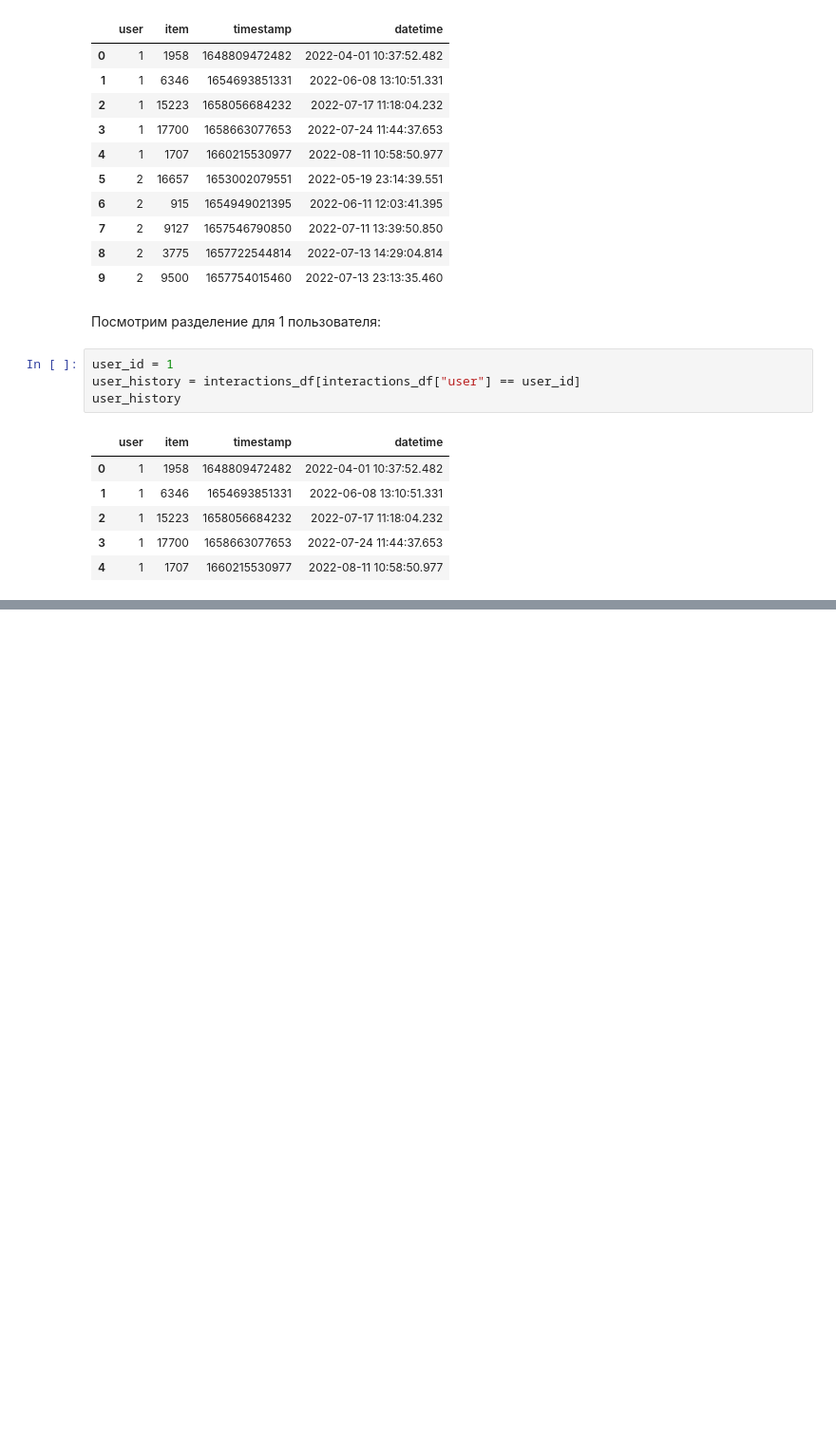
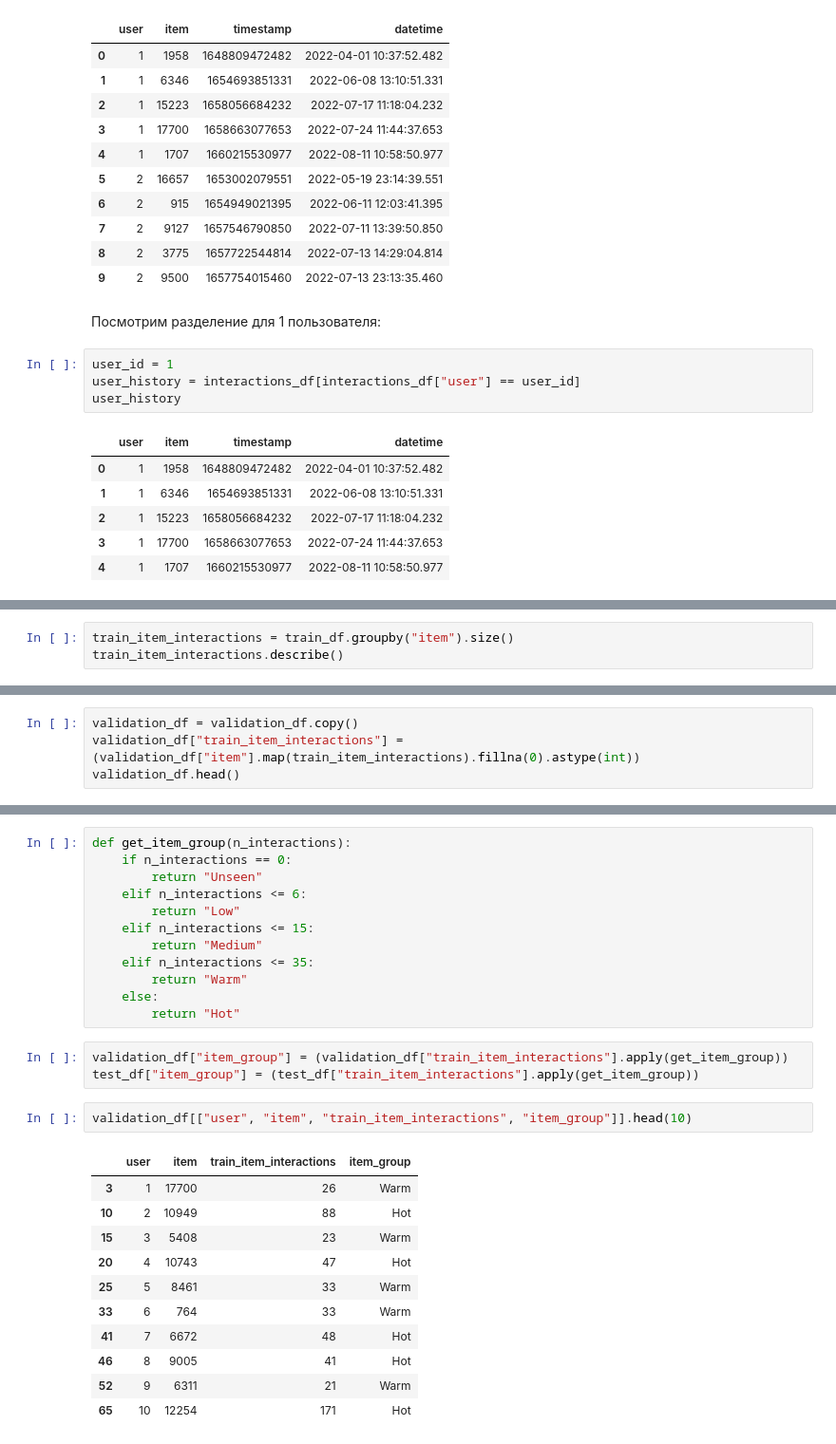
Before and after one commit to USL99/multimodal_RecSys, a Jupyter notebook: notebooks/microlens/02_MicroLens_Split.ipynb, the cells around one changed output, grey strips where cells are left out. Shown at 95% size. Drawn from its saved outputs; the diff is of its cells as text; blank space fills up the shorter version.

```diff
--- a/notebooks/microlens/02_MicroLens_Split.ipynb
+++ b/notebooks/microlens/02_MicroLens_Split.ipynb
@@ -63,0 +181,3 @@ user_history
+# %%
+train_item_interactions = train_df.groupby("item").size()
+train_item_interactions.describe()
@@ -63,0 +248,4 @@ user_history
+# %%
+validation_df = validation_df.copy()
+validation_df["train_item_interactions"] = (validation_df["item"].map(train_item_interactions).fillna(0).astype(int))
+validation_df.head()
@@ -63,0 +270,29 @@ user_history
+# %%
+def get_item_group(n_interactions):
+    if n_interactions == 0:
+        return "Unseen"
+    elif n_interactions <= 6:
+        return "Low"
+    elif n_interactions <= 15:
+        return "Medium"
+    elif n_interactions <= 35:
+        return "Warm"
+    else:
+        return "Hot"
+# %%
+validation_df["item_group"] = (validation_df["train_item_interactions"].apply(get_item_group))
+test_df["item_group"] = (test_df["train_item_interactions"].apply(get_item_group))
+# %%
+validation_df[["user", "item", "train_item_interactions", "item_group"]].head(10)
+# %% [output]
+|  | user | item | train_item_interactions | item_group |
+| 3 | 1 | 17700 | 26 | Warm |
+| 10 | 2 | 10949 | 88 | Hot |
+| 15 | 3 | 5408 | 23 | Warm |
+| 20 | 4 | 10743 | 47 | Hot |
+| 25 | 5 | 8461 | 33 | Warm |
+| 33 | 6 | 764 | 33 | Warm |
+| 41 | 7 | 6672 | 48 | Hot |
+| 46 | 8 | 9005 | 41 | Hot |
+| 52 | 9 | 6311 | 21 | Warm |
+| 65 | 10 | 12254 | 171 | Hot |
```
Also changed, not shown: parts of 31 cells of this notebook.
